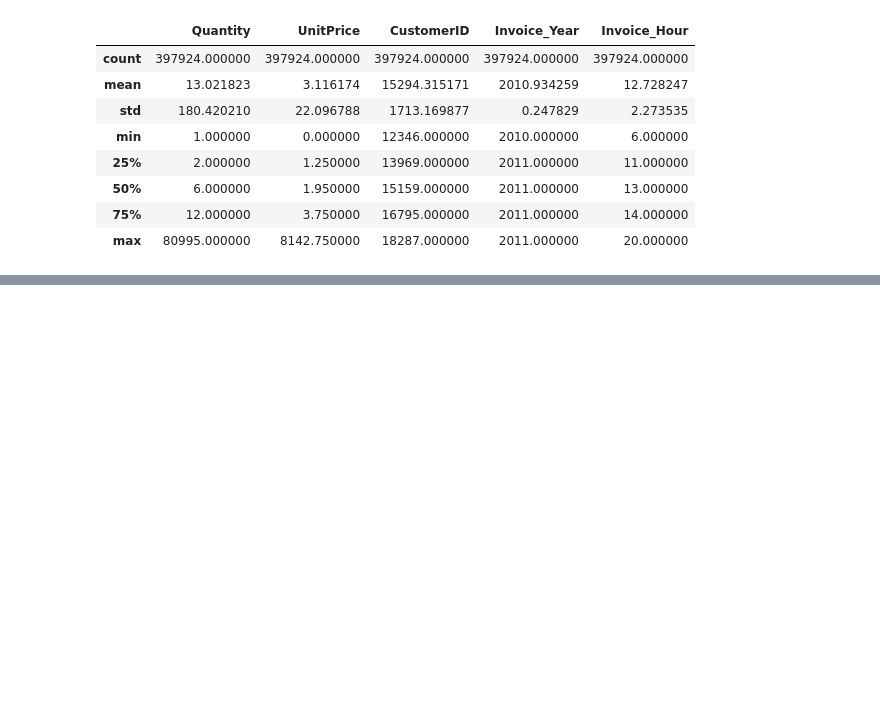
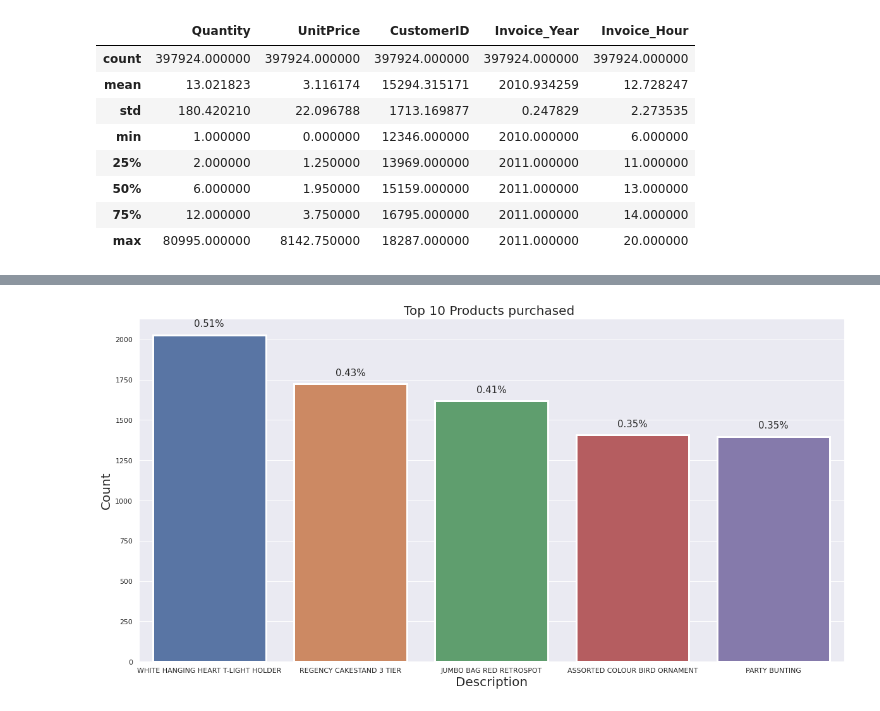
Before and after one commit to DrKamaleshR/Customersegmentation-unsupervised, a Jupyter notebook: Online_Retail_Customer_Segmentation_Capstone_Project.ipynb, the cells around one changed output, grey strips where cells are left out. Saved outputs shown, nothing was run; the diff lists cells and outputs as text; code cells hidden in the pictures; blank space fills up the shorter version.

```diff
--- a/Online_Retail_Customer_Segmentation_Capstone_Project.ipynb
+++ b/Online_Retail_Customer_Segmentation_Capstone_Project.ipynb
@@ -205,0 +255,15 @@ Lets find out top 10
+# %%
+#Top 5 Products
+TopProducts = pd.DataFrame(CS2['Description'].value_counts().sort_values(ascending = False).reset_index())
+TopProducts['Description %']= TopProducts['Description']*100/CS2['Description'].count()
+TopProducts.rename(columns = {'index':'Description','Description':'TotalCounts'},inplace = True)
+fig, ax = plt.subplots(figsize = (20,10))
+plot3 = sns.barplot(x='Description',y='TotalCounts',data = TopProducts[:5], lw = 3)
+plt.title('Top 10 Products purchased ', SIZE = 20)
+plt.xlabel('Description', SIZE = 20)
+plt.ylabel('Count', SIZE = 20)
+for p in plot3.patches:
+    height = p.get_height()
+    plot3.text(p.get_x()+p.get_width()/2, height+50, '{:1.2f}''%'.format(height/CS2.shape[0]*100),ha = "center", SIZE = 15)
+# %% [output]
+[figure, added]
```
Also changed, not shown: parts of 4 cells of this notebook.
